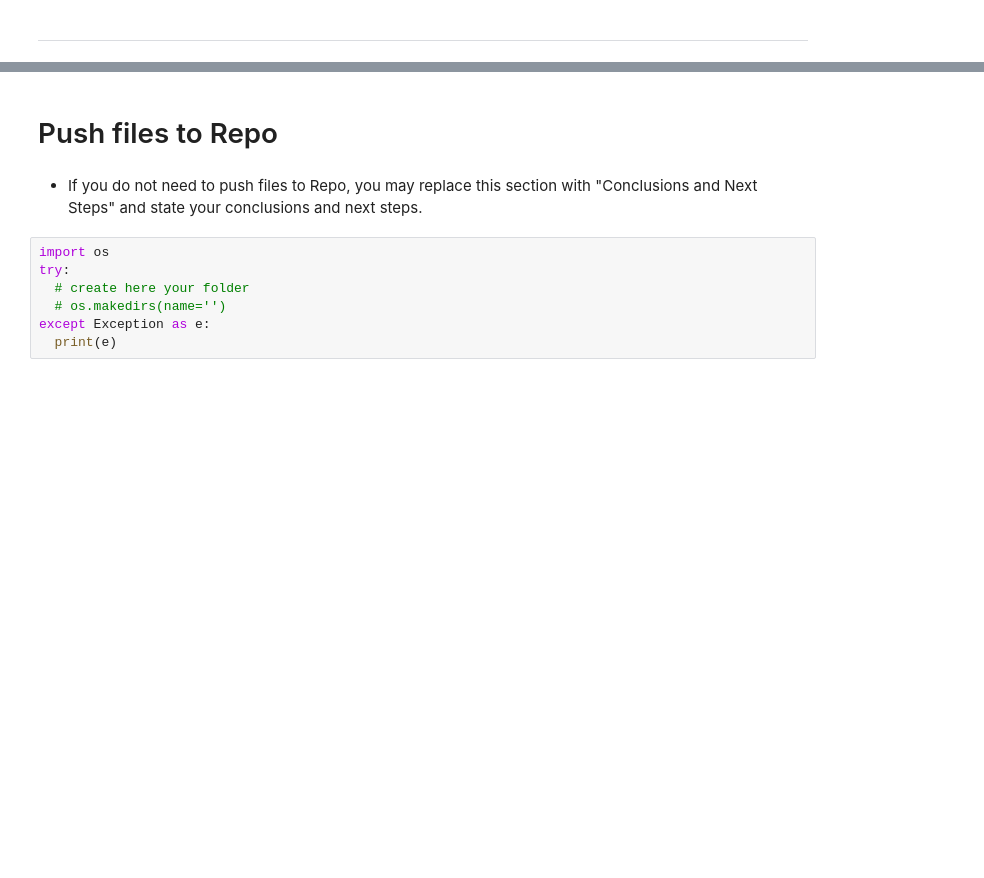
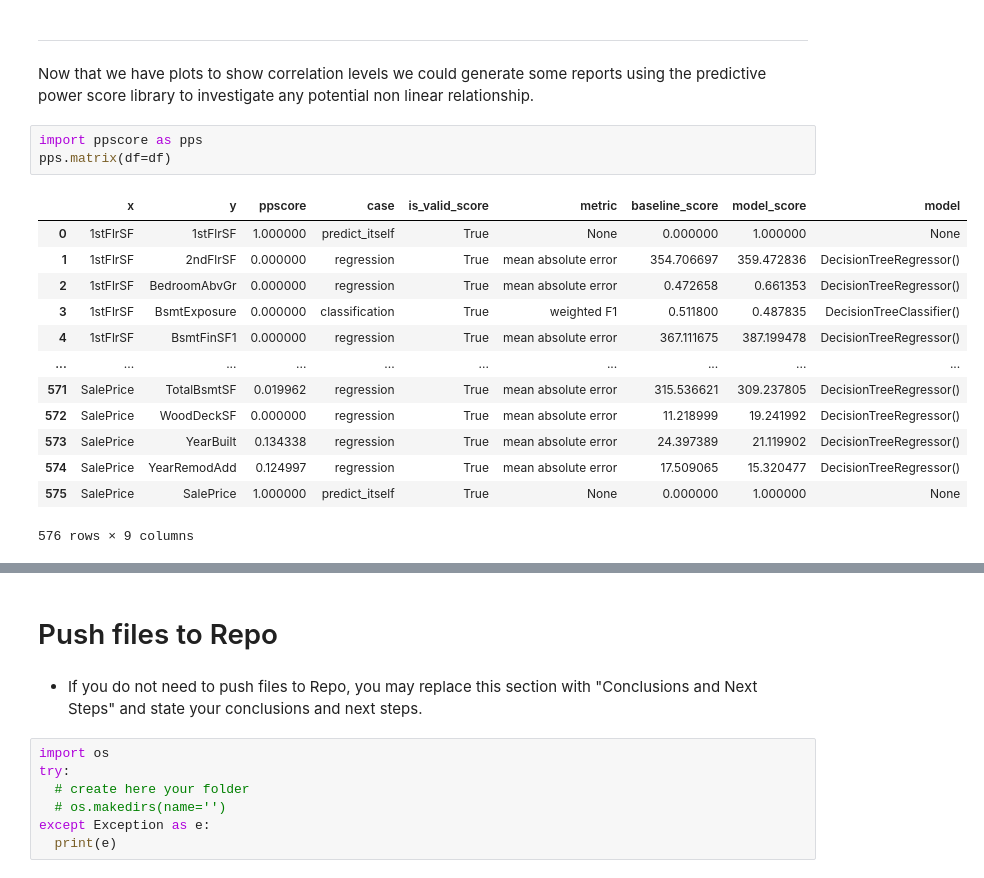
Before and after one commit to DevFabrizio/Fabrizio-Project-Five, a Jupyter notebook: jupyter_notebooks/Data Cleaning.ipynb, the cells around one changed output, grey strips where cells are left out. Saved outputs shown, nothing was run; the diff lists cells and outputs as text; blank space fills up the shorter version.

```diff
--- a/jupyter_notebooks/Data Cleaning.ipynb
+++ b/jupyter_notebooks/Data Cleaning.ipynb
@@ -323,2 +324,21 @@ corr_plots_saleprice(df_ohe, df_ohe_corr_spearman.index.to_list())
 # %% [markdown]
 ---
+# %% [markdown]
+Now that we have plots to show correlation levels we could generate some reports using the predictive power score library to investigate any potential non linear relationship.
+# %%
+import ppscore as pps
+pps.matrix(df=df)
+# %% [output]
+|  | x | y | ppscore | case | is_valid_score | metric | baseline_score | model_score | model |
+| 0 | 1stFlrSF | 1stFlrSF | 1.000000 | predict_itself | True | None | 0.000000 | 1.000000 | None |
+| 1 | 1stFlrSF | 2ndFlrSF | 0.000000 | regression | True | mean absolute error | 354.706697 | 359.472836 | DecisionTreeRegressor() |
+| 2 | 1stFlrSF | BedroomAbvGr | 0.000000 | regression | True | mean absolute error | 0.472658 | 0.661353 | DecisionTreeRegressor() |
+| 3 | 1stFlrSF | BsmtExposure | 0.000000 | classification | True | weighted F1 | 0.511800 | 0.487835 | DecisionTreeClassifier() |
+| 4 | 1stFlrSF | BsmtFinSF1 | 0.000000 | regression | True | mean absolute error | 367.111675 | 387.199478 | DecisionTreeRegressor() |
+| ... | ... | ... | ... | ... | ... | ... | ... | ... | ... |
+| 571 | SalePrice | TotalBsmtSF | 0.019962 | regression | True | mean absolute error | 315.536621 | 309.237805 | DecisionTreeRegressor() |
+| 572 | SalePrice | WoodDeckSF | 0.000000 | regression | True | mean absolute error | 11.218999 | 19.241992 | DecisionTreeRegressor() |
+| 573 | SalePrice | YearBuilt | 0.134338 | regression | True | mean absolute error | 24.397389 | 21.119902 | DecisionTreeRegressor() |
+| 574 | SalePrice | YearRemodAdd | 0.124997 | regression | True | mean absolute error | 17.509065 | 15.320477 | DecisionTreeRegressor() |
+| 575 | SalePrice | SalePrice | 1.000000 | predict_itself | True | None | 0.000000 | 1.000000 | None |
+576 rows × 9 columns
```
Also changed, not shown: parts of 3 cells of this notebook.
